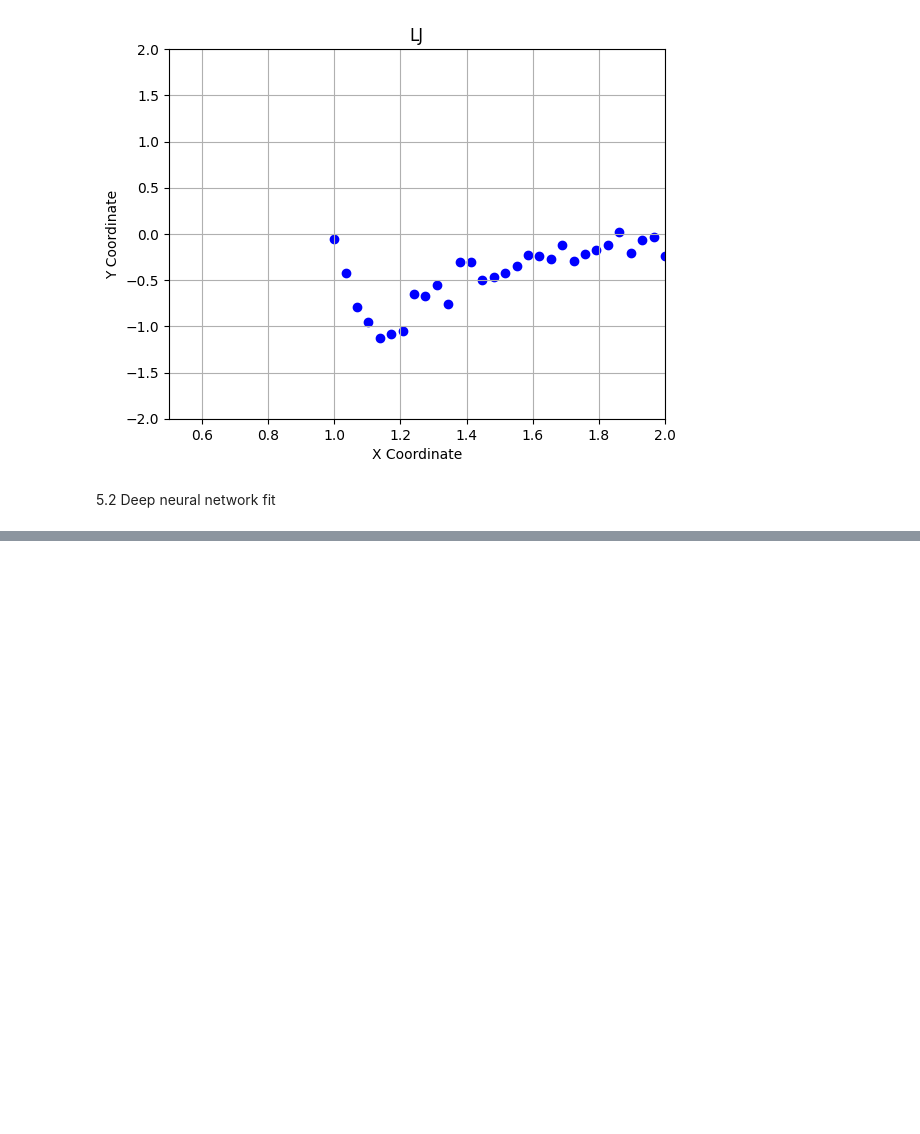
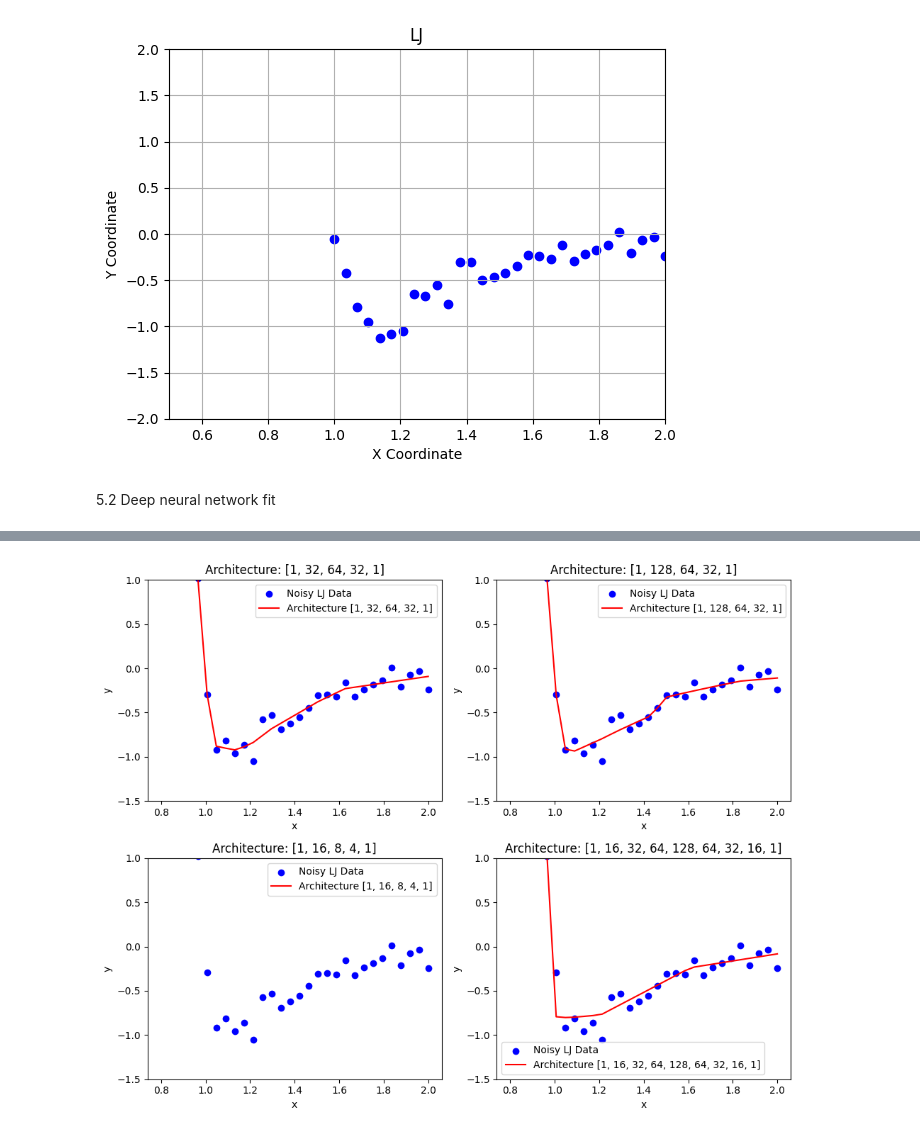
Before and after one commit to Justusperthes/Comphy, a Jupyter notebook: w10/regression.ipynb, the cells around one changed output, grey strips where cells are left out. Saved outputs shown, nothing was run; the diff lists cells and outputs as text; code cells hidden in the pictures; blank space fills up the shorter version.

```diff
--- a/w10/regression.ipynb
+++ b/w10/regression.ipynb
@@ -155,0 +171,27 @@ plt.show()
+# %%
+architectures = [
+    [1, 32, 64, 32, 1],  # Wider network
+    [1, 128, 64, 32, 1],  # Deeper network
+    [1, 16, 8, 4, 1],     # Narrower network
+    [1,16,32,64,128,64,32,16,1],
+]
+
+fig, axes = plt.subplots(2, 2, figsize=(10, 8))
+axes = axes.ravel()
+
+activation_func = nn.ReLU()
+
+for i, architecture in enumerate(architectures):  # Use the architectures list directly
+    predictions = train_model(x_train, y_train, activation_func=activation_func, architecture=architecture)
+    axes[i].scatter(xs, ys, label='Noisy LJ Data', color='blue')
+    axes[i].plot(xs, predictions, label=f'Architecture {architecture}', color='red')
+    axes[i].set_title(f'Architecture: {architecture}')
+    axes[i].set_xlabel('x')
+    axes[i].set_ylabel('y')
+    axes[i].set_ylim(-1.5, 1)
+    axes[i].legend()
+
+plt.tight_layout()
+plt.show()
+# %% [output]
+[figure, added]
```
Also changed, not shown: parts of 1 cell of this notebook.
